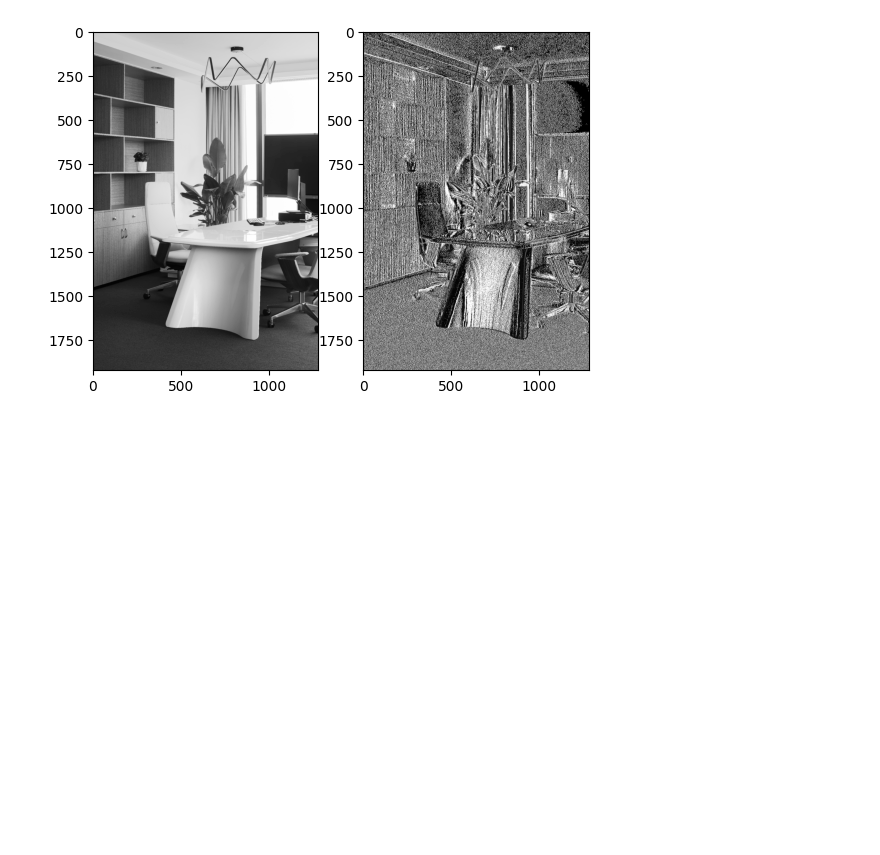
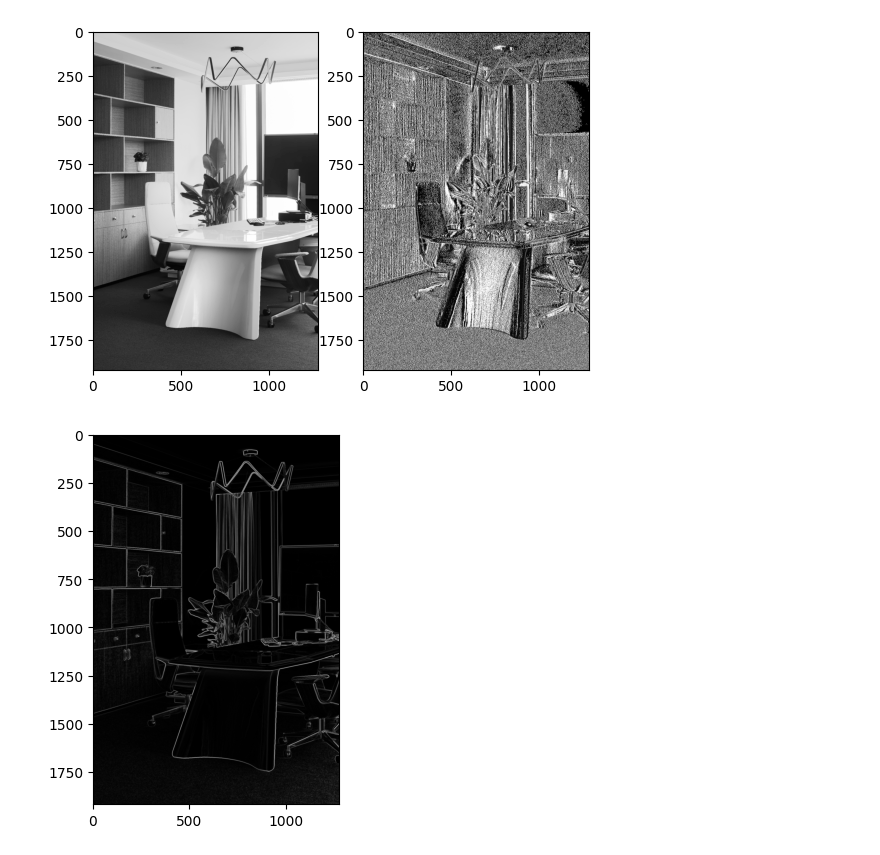
Before and after one commit to AstroBoy1/opendetrex, a Jupyter notebook: edges_gpu.ipynb, the cells around one changed output. Cells and saved outputs as stored; diff of their text form; code cells hidden in the pictures; blank space fills up the shorter version.

```diff
--- a/edges_gpu.ipynb
+++ b/edges_gpu.ipynb
@@ -51,26 +77,28 @@ plt.show()
 # %%
 import torch
 import numpy as np
 from matplotlib import pyplot as plt
 import cv2
 import torch.nn.functional as F
 from torchvision.transforms import GaussianBlur
 
 kernel_v = [[1, 0, -1],
             [2, 0, -2],
             [1, 0, -1]]
 kernel_h = [[1, 2, 1],
             [0, 0, 0],
             [-1, -2, -1]]
 kernel_h = torch.FloatTensor(kernel_h).unsqueeze(0).unsqueeze(0)
 kernel_v = torch.FloatTensor(kernel_v).unsqueeze(0).unsqueeze(0)
 img = cv2.cvtColor(cv2.imread("idea.jpg"), cv2.COLOR_BGR2GRAY)
 img = img.astype(np.float32)
 img = torch.from_numpy(img).unsqueeze(0)
 img = GaussianBlur(kernel_size=3, sigma=(0.1, 2.0))(img)
 x_v = F.conv2d(img, kernel_v)
 x_h = F.conv2d(img, kernel_h)
 img = torch.sqrt(torch.pow(x_v, 2) + torch.pow(x_h, 2) + 1e-6)
 img = img.squeeze(0)
-# plt.imshow(img, cmap = 'gray')
-# plt.show()
+plt.imshow(img, cmap = 'gray')
+plt.show()
+# %% [output]
+[figure, added]
```
Also changed, not shown: parts of 4 cells of this notebook, 5 other files.
